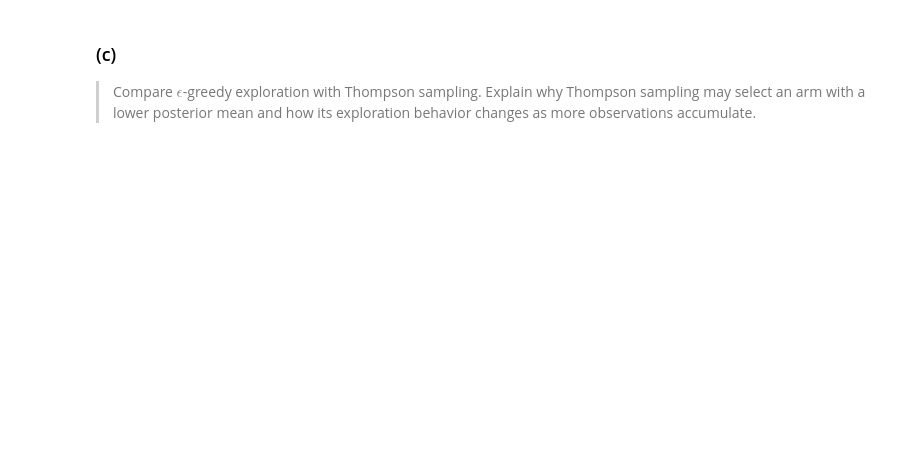
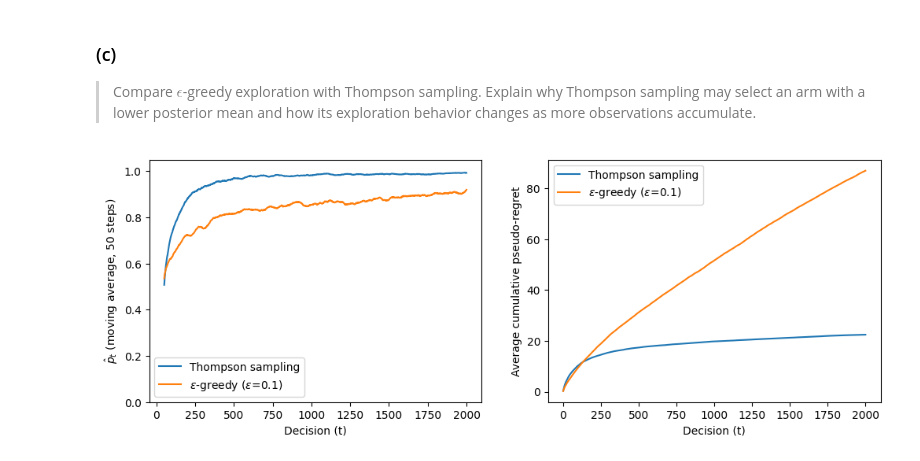
Before and after one commit to vanubala/iml_2026, a Jupyter notebook: homework_2.ipynb, the cells around one changed output. Drawn from its saved outputs; the diff is of its cells as text; code cells hidden in the pictures; blank space fills up the shorter version.

```diff
--- a/homework_2.ipynb
+++ b/homework_2.ipynb
@@ -1023,3 +1133,92 @@ The certainty of the arm rises only when it gets pulled by the agent and the Tho
 # %% [markdown]
 ### (c)
 > Compare $\epsilon$-greedy exploration with Thompson sampling. Explain why Thompson sampling may select an arm with a lower posterior mean and how its exploration behavior changes as more observations accumulate.
+# %%
+### Same experiment with an epsilon-greedy agent, to compare with Thompson sampling
+class EpsilonGreedyAgent:
+    def __init__(self, n_arms=5, epsilon=0.1, seed=None):
+        self.n_arms = n_arms
+        self.epsilon = epsilon
+        self.rng = np.random.default_rng(seed)
+
+        # same Beta(1, 1) prior, but we only use the posterior MEAN to choose
+        self.alpha = np.ones(n_arms)
+        self.beta = np.ones(n_arms)
+
+    def select_arm(self):
+        if self.rng.random() < self.epsilon:
+            # explore: any arm uniformly at random (the uncertainty is ignored)
+            return int(self.rng.integers(self.n_arms))
+        # exploit: arm with the highest posterior mean (ties broken at random)
+        means = self.posterior_means()
+        best = np.flatnonzero(means == means.max())
+        return int(self.rng.choice(best))
+
+    def update(self, arm, reward):
+        if reward == 1:
+            self.alpha[arm] += 1
+        if reward == 0:
+            self.beta[arm] += 1
+
+    def posterior_means(self):
+        return self.alpha / (self.alpha + self.beta)
+
+
+epsilon = 0.1
+eg_arms = np.zeros((n_trials, n_decisions), dtype=int)
+
+for j in range(n_trials):
+    trial_env = BernoulliBandit(probabilities=theta, seed=j)  # same environments as for Thompson sampling
+    trial_agent = EpsilonGreedyAgent(n_arms=5, epsilon=epsilon, seed=1000 + j)
+    for t in range(n_decisions):
+        arm = trial_agent.select_arm()
+        reward = trial_env.pull(arm)
+        trial_agent.update(arm, reward)
+        eg_arms[j, t] = arm
+
+p_hat_eg = (eg_arms == best_arm).mean(axis=0)
+
+# average cumulative pseudo-regret: sum over t of (theta* - theta_{A_t})
+ts_regret = np.cumsum(theta.max() - theta[ts_arms], axis=1).mean(axis=0)
+eg_regret = np.cumsum(theta.max() - theta[eg_arms], axis=1).mean(axis=0)
+
+fig, axes = plt.subplots(1, 2, figsize=(12, 4))
+
+axes[0].plot(t_axis[window - 1:], p_hat_smooth, label="Thompson sampling")
+axes[0].plot(t_axis[window - 1:], np.convolve(p_hat_eg, np.ones(window) / window, mode="valid"),
+             label=rf"$\epsilon$-greedy ($\epsilon$={epsilon})")
+axes[0].set_xlabel("Decision (t)")
+axes[0].set_ylabel(rf"$\hat{{p}}_t$ (moving average, {window} steps)")
+axes[0].set_ylim(0, 1.05)
+axes[0].legend()
+
+axes[1].plot(t_axis, ts_regret, label="Thompson sampling")
+axes[1].plot(t_axis, eg_regret, label=rf"$\epsilon$-greedy ($\epsilon$={epsilon})")
+axes[1].set_xlabel("Decision (t)")
+axes[1].set_ylabel("Average cumulative pseudo-regret")
+axes[1].legend()
+plt.show()
+
+print(f"Mean p_hat over the last 500 decisions:  TS = {p_hat[-500:].mean():.3f}   "
+      f"eps-greedy = {p_hat_eg[-500:].mean():.3f}")
+print(f"Average cumulative pseudo-regret at T = 2000:  TS = {ts_regret[-1]:.1f}   "
+      f"eps-greedy = {eg_regret[-1]:.1f}")
+print(f"eps-greedy trials stuck on a suboptimal arm (best arm < 50% of the last 500 decisions): "
+      f"{((eg_arms[:, -500:] == best_arm).mean(axis=1) < 0.5).sum()} / {n_trials}")
+
+# how often Thompson sampling picks an arm that does NOT have the highest posterior mean,
+# re-running one trial and checking it at every step
+check_env = BernoulliBandit(probabilities=theta, seed=0)
+check_agent = ThompsonSamplingAgent(n_arms=5, seed=1000)
+not_greedy = []
+for t in range(n_decisions):
+    greedy_arm = np.argmax(check_agent.posterior_means())
+    arm = check_agent.select_arm()
+    not_greedy.append(arm != greedy_arm)
+    check_agent.update(arm, check_env.pull(arm))
+not_greedy = np.array(not_greedy)
+for start, end in [(0, 100), (100, 500), (500, 1000), (1000, 2000)]:
+    print(f"t in [{start:4d}, {end:4d}): TS picked an arm without the highest posterior mean "
+          f"{not_greedy[start:end].mean() * 100:.1f}% of the time")
+# %% [output]
+[figure, added]
```
Also changed, not shown: parts of 5 cells of this notebook.
